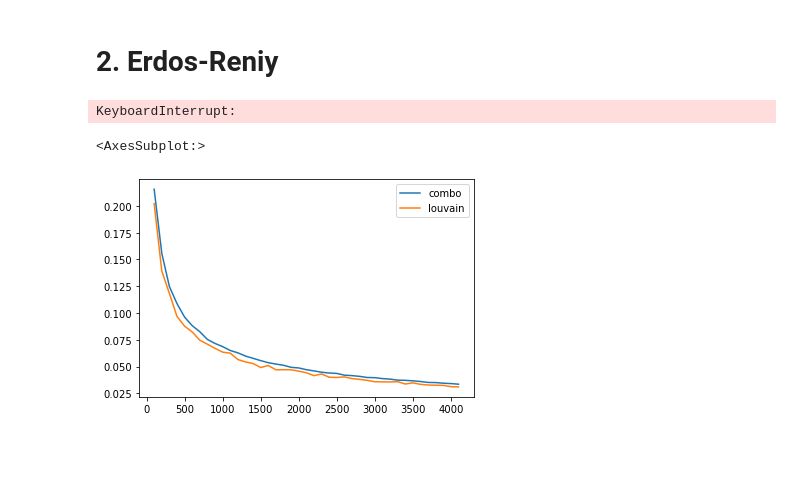
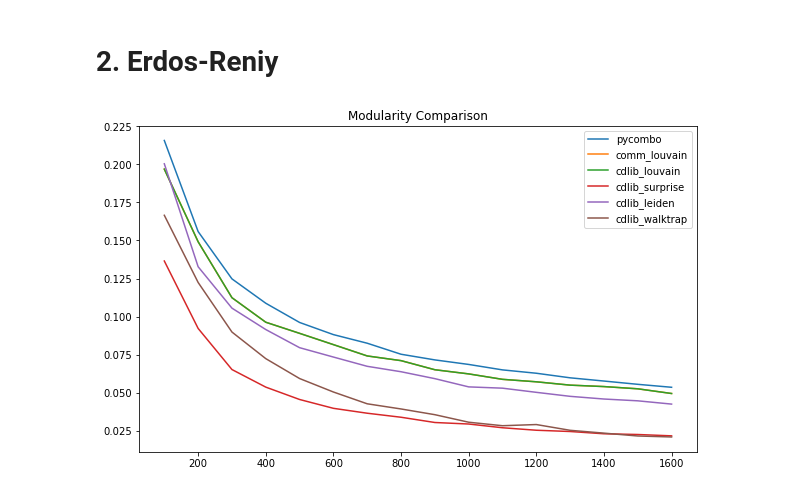
Before and after one commit to Casyfill/pyCombo, a Jupyter notebook: example/benchmark.ipynb, the cells around one changed output. Cells and saved outputs as stored; diff of their text form; code cells hidden in the pictures; blank space fills up the shorter version.

```diff
--- a/example/benchmark.ipynb
+++ b/example/benchmark.ipynb
@@ -33,8 +38,8 @@ def _partition_sets(p:dict)->List[set]:
 # %%
 G = nx.karate_club_graph()
 # %%
-partition1, mod = pycombo.execute(G, return_modularity=True, random_seed=42)
-partition2 = community_louvain.best_partition(G)
+partition_combo, mod = pycombo.execute(G, return_modularity=True, random_seed=42)
+partition_louvain = community_louvain.best_partition(G)
 # %%
 mod
 # %% [output]
@@ -64,23 +90,39 @@ Ns = [100, ] + list(range(200, 2100, 200))
-# %%
-RESULTS = dict()
-
-for n in tqdm(Ns):
-    G = nx.generators.random_graphs.erdos_renyi_graph(n=n, p=0.15, seed=42)
-
-
-    partition1, mod = pycombo.execute(G, return_modularity=True, random_seed=42)
-    partition2 = community_louvain.best_partition(G)
-    p2 = _partition_sets(partition2)
-
-    RESULTS[n] = {
-        'combo': mod,
-        'louvain': modularity(G, p2)
-
-    }
-# %% [output]
-KeyboardInterrupt:
+# %%
+Ns = range(100, 1601, 100)
+# %%
+ALGOS = {
+    'pycombo' : lambda G: pycombo.execute(G, return_modularity=True, random_seed=42),
+    'comm_louvain': lambda G: community_louvain.best_partition(G, randomize=False),
+    'cdlib_louvain': lambda G: algorithms.louvain(G, weight='weight', resolution=1., randomize=False),
+    'cdlib_surprise': lambda G:  algorithms.surprise_communities(G),
+    'cdlib_leiden': lambda G:  algorithms.leiden(G),
+    'cdlib_walktrap': lambda G: algorithms.walktrap(G)
+
+}
+# %%
+RESULTS = dict()
+
+for n in tqdm(Ns):
+    G = nx.generators.random_graphs.erdos_renyi_graph(n=n, p=0.15, seed=42)
+    RESULTS[n] = dict()
+
+    for k, func in ALGOS.items():
+        try:
+            if k == 'pycombo':
+                _, mod = func(G)
+
+            else:
+                partition = func(G)
+                if 'cdlib' in k:
+                    pset = _partition_sets_cdlib(partition.communities)
+                else:
+                    pset = _partition_sets(partition)
+                mod = modularity(G, pset)
+
+            RESULTS[n][k] = mod
+        except Exception as e:
+            raise Exception(n, k, e)
 # %%
-pd.DataFrame(RESULTS).T.plot()
+pd.DataFrame(RESULTS).T.plot(title='Modularity Comparison',figsize=(10,6));
 # %% [output]
-<AxesSubplot:>
-[figure, old version]
+[figure, new version]
```
Also changed, not shown: parts of 23 cells of this notebook.
